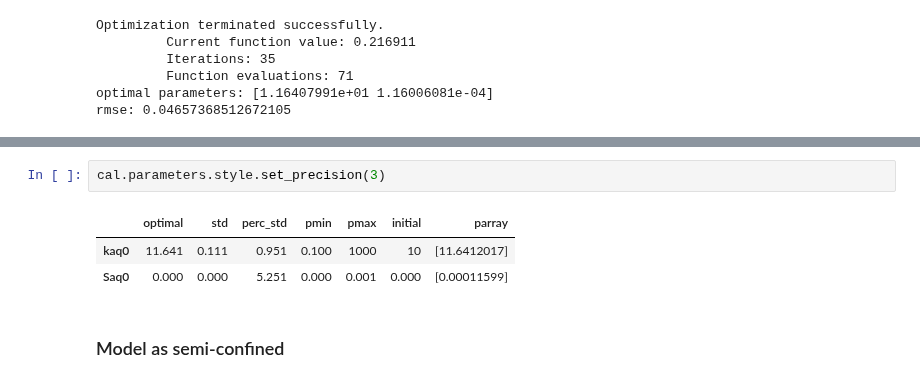
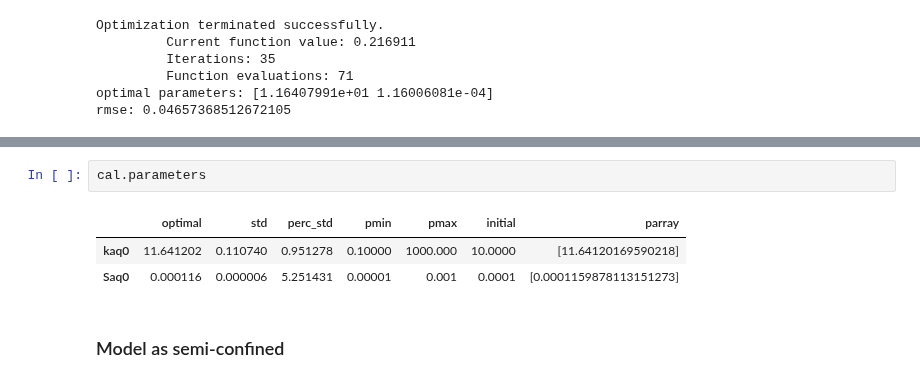
Before and after one commit to mbakker7/ttim, a Jupyter notebook: notebooks/aem_ttim_sol.ipynb, the cells around one changed output, grey strips where cells are left out. Drawn from its saved outputs; the diff is of its cells as text.

Commit message:
Update aem_ttim_sol.ipynb
pandas complained about setting precision. removed.

```diff
--- a/notebooks/aem_ttim_sol.ipynb
+++ b/notebooks/aem_ttim_sol.ipynb
@@ -86,11 +86,11 @@ print('rmse:', cal.rmse())
 Fit succeeded.
 rmse: 0.04657368442245464
 # %%
-cal.parameters.style.set_precision(3)
+cal.parameters
 # %% [output]
 |  | optimal | std | perc_std | pmin | pmax | initial | parray |
-| kaq0 | 11.641 | 0.111 | 0.951 | 0.100 | 1000 | 10 | [11.6412017] |
-| Saq0 | 0.000 | 0.000 | 5.251 | 0.000 | 0.001 | 0.000 | [0.00011599] |
+| kaq0 | 11.641202 | 0.110740 | 0.951278 | 0.10000 | 1000.000 | 10.0000 | [11.64120169590218] |
+| Saq0 | 0.000116 | 0.000006 | 5.251431 | 0.00001 | 0.001 | 0.0001 | [0.0001159878113151273] |
 # %% [markdown]
 ### Model as semi-confined
 # %%
```
Also changed, not shown: parts of 6 cells of this notebook.
